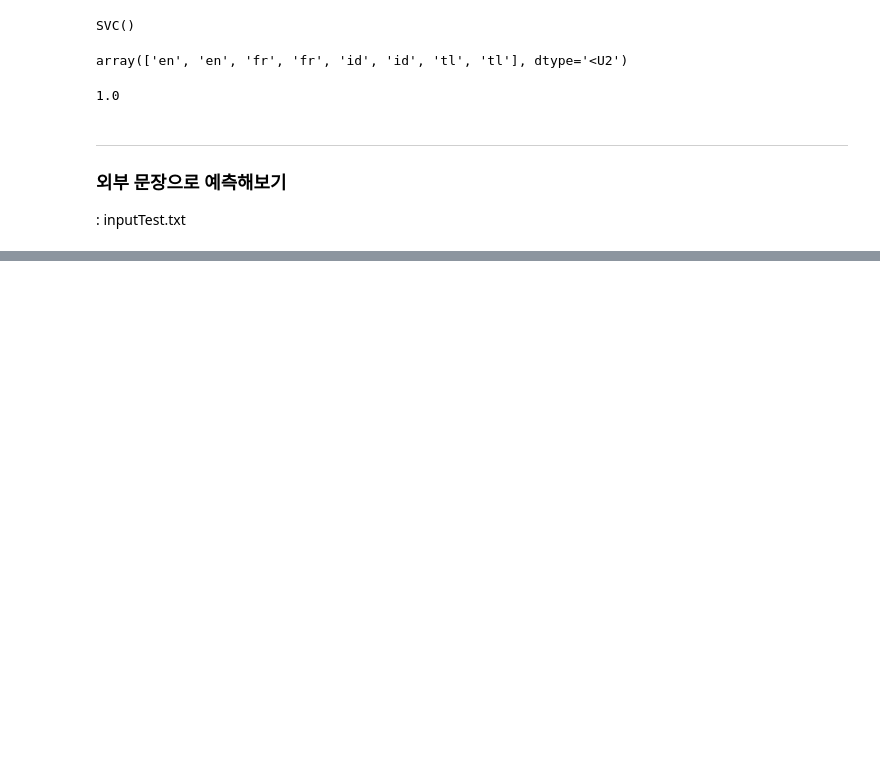
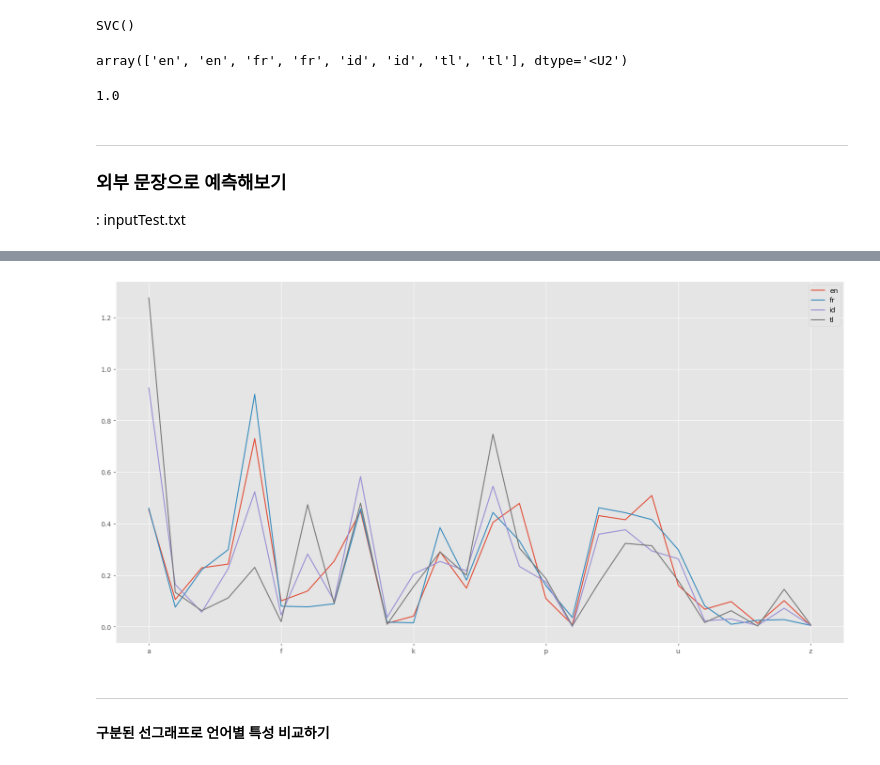
Before and after one commit to songyoungkeun/MachinLearning, a Jupyter notebook: Lecture/19.외국어판정.ipynb, the cells around one changed output, grey strips where cells are left out. Saved outputs shown, nothing was run; the diff lists cells and outputs as text; code cells hidden in the pictures; blank space fills up the shorter version.

```diff
--- a/Lecture/19.외국어판정.ipynb
+++ b/Lecture/19.외국어판정.ipynb
@@ -200,0 +375,13 @@ metrics.accuracy_score(test['labels'], pred)
+# %%
+# 선그래프
+plt.style.use('ggplot')
+df.plot(
+    kind='line',
+    figsize=(20, 10)
+)
+plt.show()
+# %% [output]
+[figure, added]
+# %% [markdown]
+---
+#### 구분된 선그래프로 언어별 특성 비교하기
```
Also changed, not shown: parts of 23 cells of this notebook, 4 other files.
